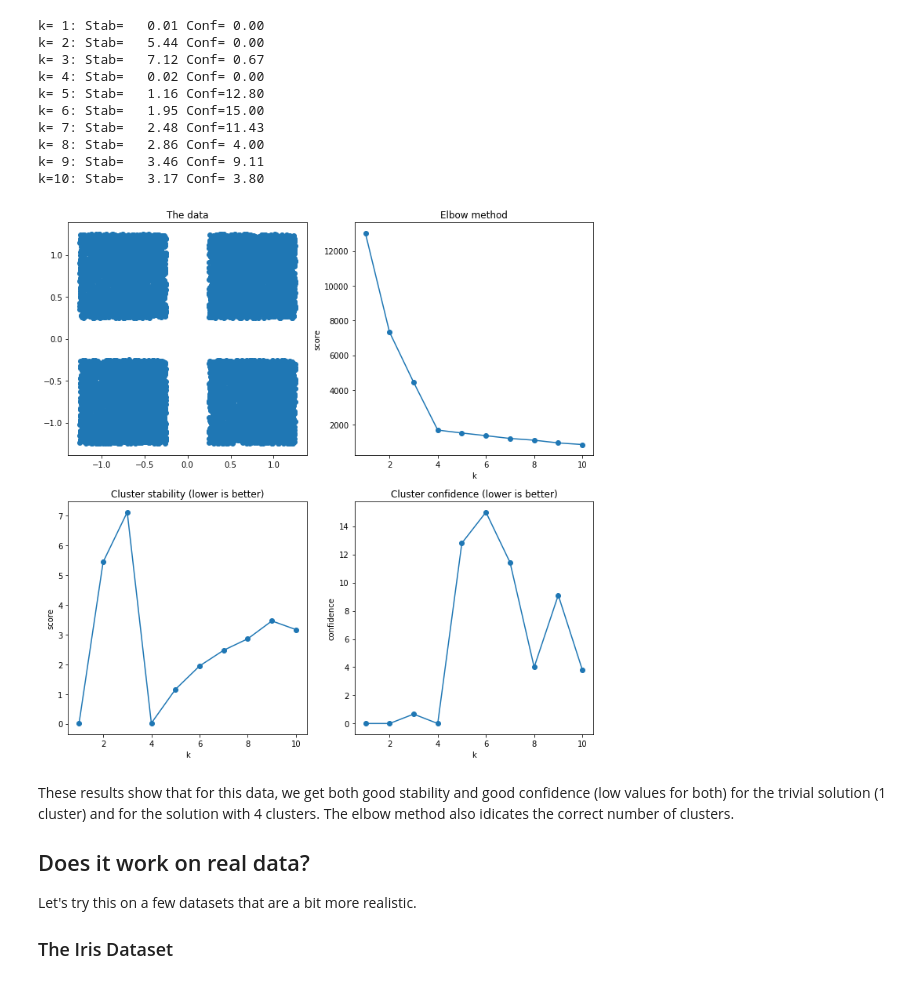
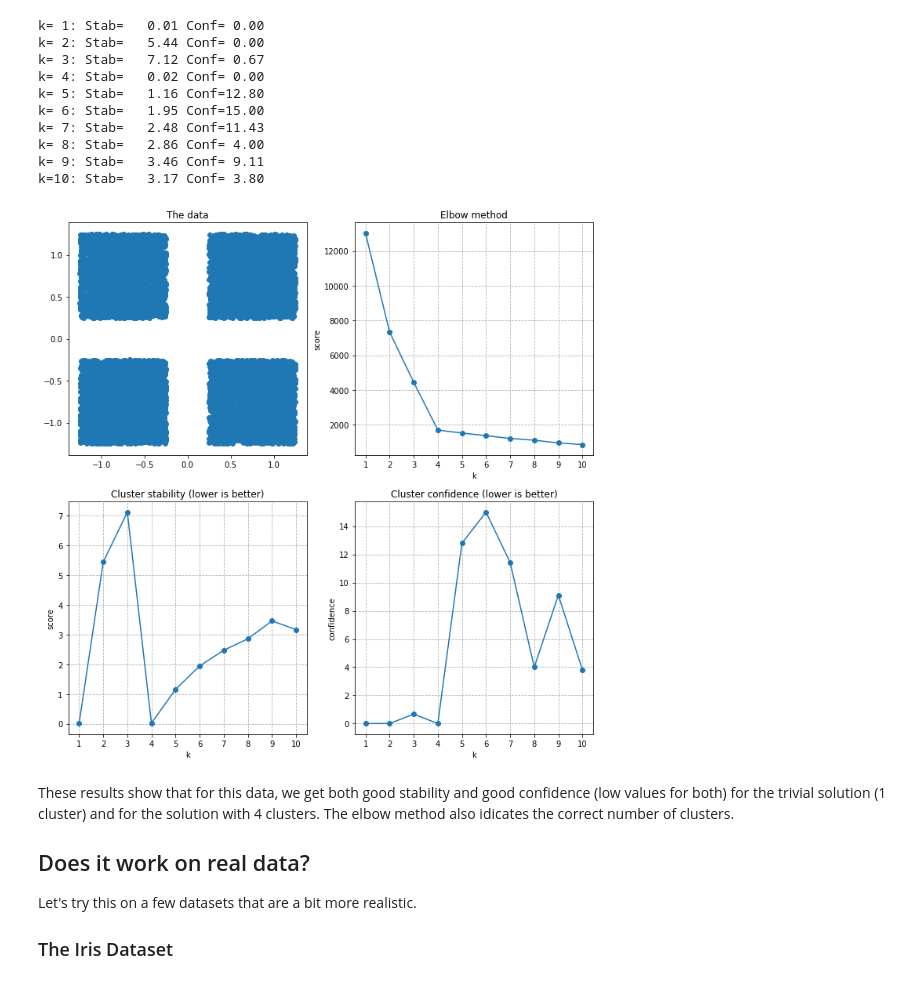
Before and after one commit to pbalm/mlbits, a Jupyter notebook: Weaponizing the randomness of k-means.ipynb, the cells around one changed output. Saved outputs shown, nothing was run; the diff lists cells and outputs as text; code cells hidden in the pictures.

Commit message:
Referencing later notebook from 'Weaponizing' and some tweaks on 'Clustering Quality'

```diff
--- a/Weaponizing the randomness of k-means.ipynb
+++ b/Weaponizing the randomness of k-means.ipynb
@@ -238,32 +238,38 @@ elbow_scores = get_elbow_scores(X, k_arr)
 # %%
 def plot_result(k_arr, x, y, colors, stabs, confs, elbow_scores):
     plt.figure(1, figsize=(12, 12))
 
     plt.subplot(221)
     plt.scatter(x,y, c=colors)
     plt.title('The data')
 
     plt.subplot(222)
     plt.plot(k_arr,elbow_scores, marker='o')
     plt.title('Elbow method')
     plt.xlabel('k')
     plt.ylabel('score')
+    plt.xticks(k_arr)
+    plt.grid(b=True, which='major', linestyle='--')
 
     plt.subplot(223)
     plt.plot(k_arr, stabs, marker='o')
+    plt.title('Cluster stability (lower is better)')
     plt.xlabel('k')
     plt.ylabel('score')
-    plt.title('Cluster stability (lower is better)')
+    plt.xticks(k_arr)
+    plt.grid(b=True, which='major', linestyle='--')
 
     plt.subplot(224)
     plt.plot(k_arr, confs, marker='o')
+    plt.title('Cluster confidence (lower is better)')
     plt.xlabel('k')
     plt.ylabel('confidence')
-    plt.title('Cluster confidence (lower is better)')
+    plt.xticks(k_arr)
+    plt.grid(b=True, which='major', linestyle='--')
 
 plot_result(k_arr, x, y, None, stabs, confs, elbow_scores)
 # %% [output]
-[figure, old version]
+[figure, new version]
 # %% [markdown]
 These results show that for this data, we get both good stability and good confidence (low values for both) for the trivial solution (1 cluster) and for the solution with 4 clusters. The elbow method also idicates the correct number of clusters.
 
```
Also changed, not shown: parts of 5 cells of this notebook, 1 other file.
